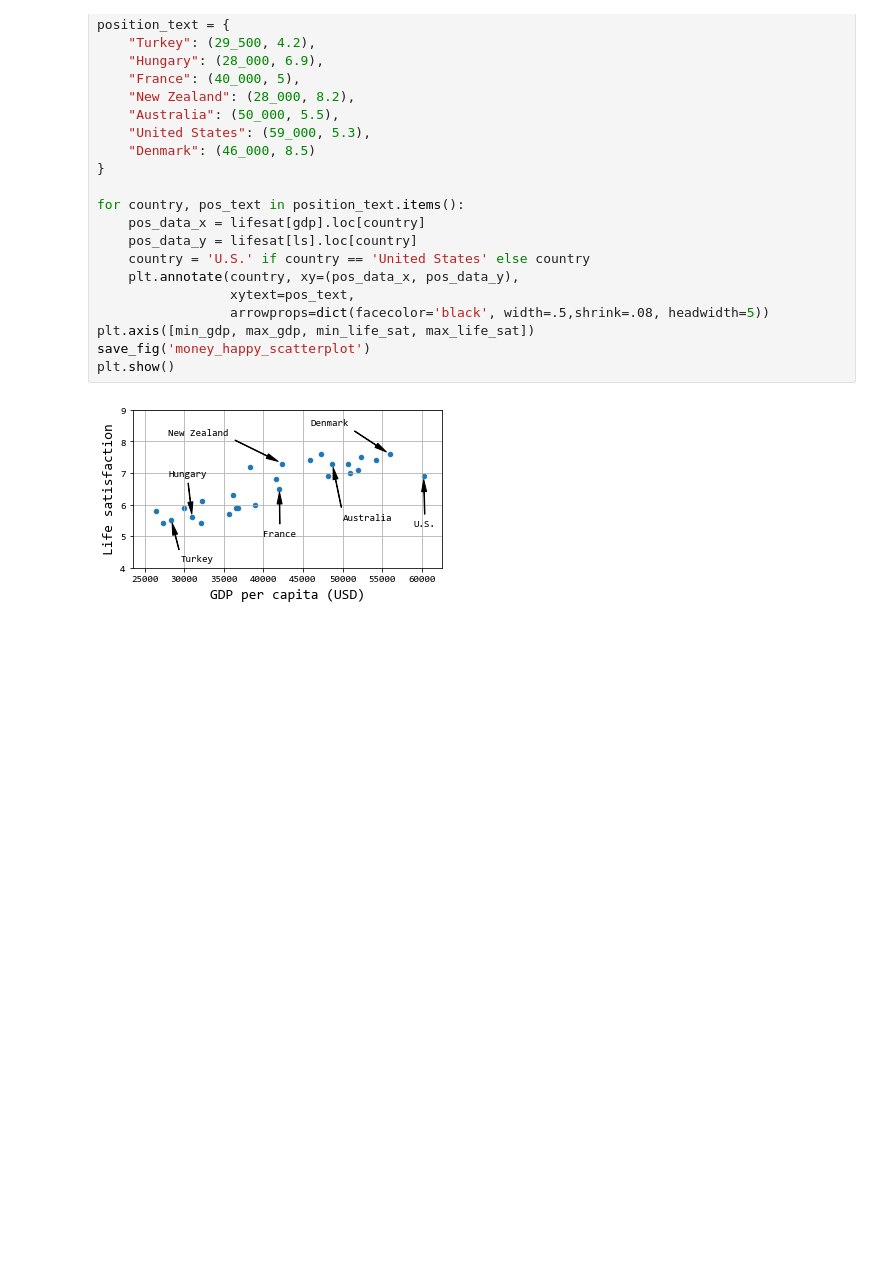
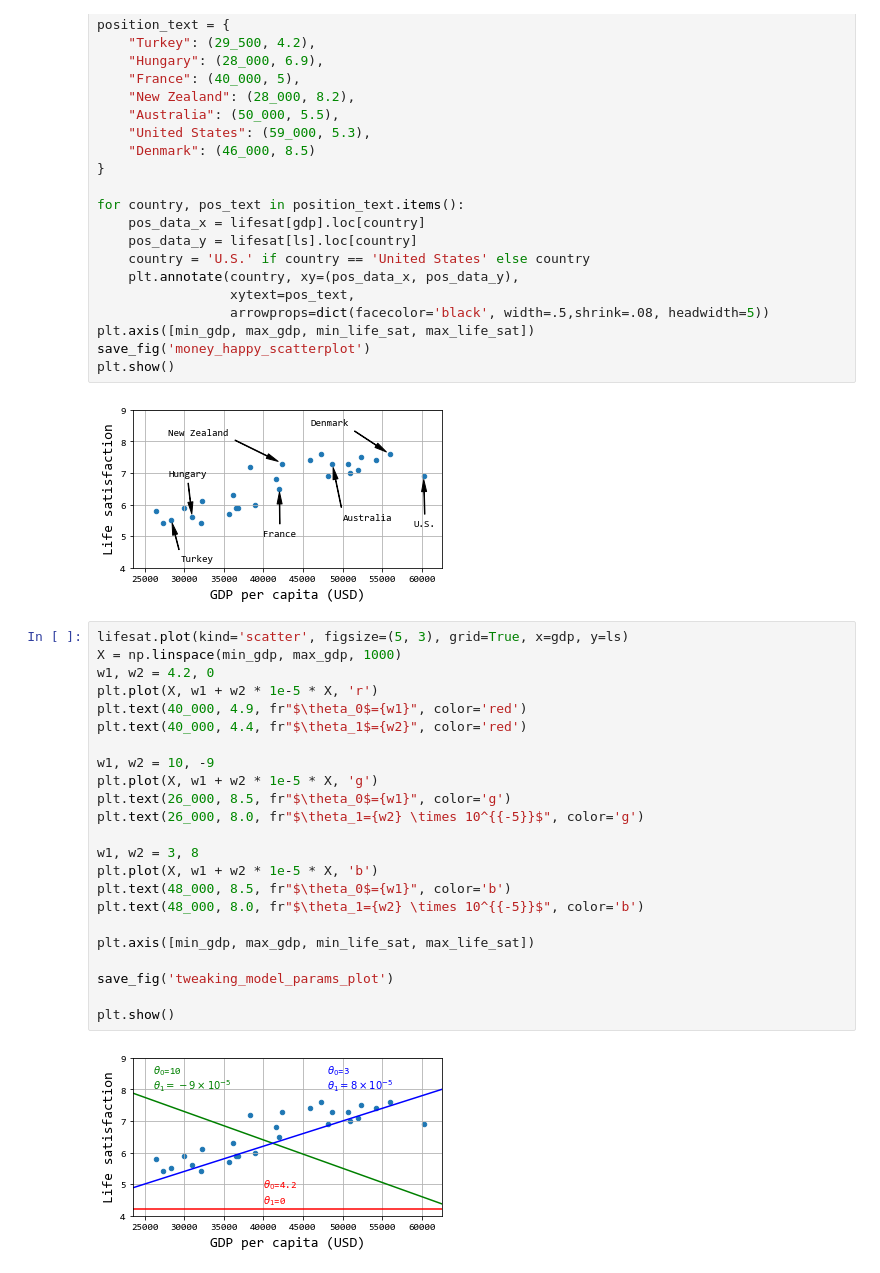
Before and after one commit to JPL-JUNO/Hands-on-Machine-Learning-HOML, a Jupyter notebook: chapter1.ipynb, the cells around one changed output. Cells and saved outputs as stored; diff of their text form; blank space fills up the shorter version.

```diff
--- a/chapter1.ipynb
+++ b/chapter1.ipynb
@@ -90,3 +90,28 @@ save_fig('money_happy_scatterplot')
 plt.show()
 # %% [output]
 [figure]
+# %%
+lifesat.plot(kind='scatter', figsize=(5, 3), grid=True, x=gdp, y=ls)
+X = np.linspace(min_gdp, max_gdp, 1000)
+w1, w2 = 4.2, 0
+plt.plot(X, w1 + w2 * 1e-5 * X, 'r')
+plt.text(40_000, 4.9, fr"$\theta_0$={w1}", color='red')
+plt.text(40_000, 4.4, fr"$\theta_1$={w2}", color='red')
+
+w1, w2 = 10, -9
+plt.plot(X, w1 + w2 * 1e-5 * X, 'g')
+plt.text(26_000, 8.5, fr"$\theta_0$={w1}", color='g')
+plt.text(26_000, 8.0, fr"$\theta_1={w2} \times 10^{{-5}}$", color='g')
+
+w1, w2 = 3, 8
+plt.plot(X, w1 + w2 * 1e-5 * X, 'b')
+plt.text(48_000, 8.5, fr"$\theta_0$={w1}", color='b')
+plt.text(48_000, 8.0, fr"$\theta_1={w2} \times 10^{{-5}}$", color='b')
+
+plt.axis([min_gdp, max_gdp, min_life_sat, max_life_sat])
+
+save_fig('tweaking_model_params_plot')
+
+plt.show()
+# %% [output]
+[figure, added]
```
